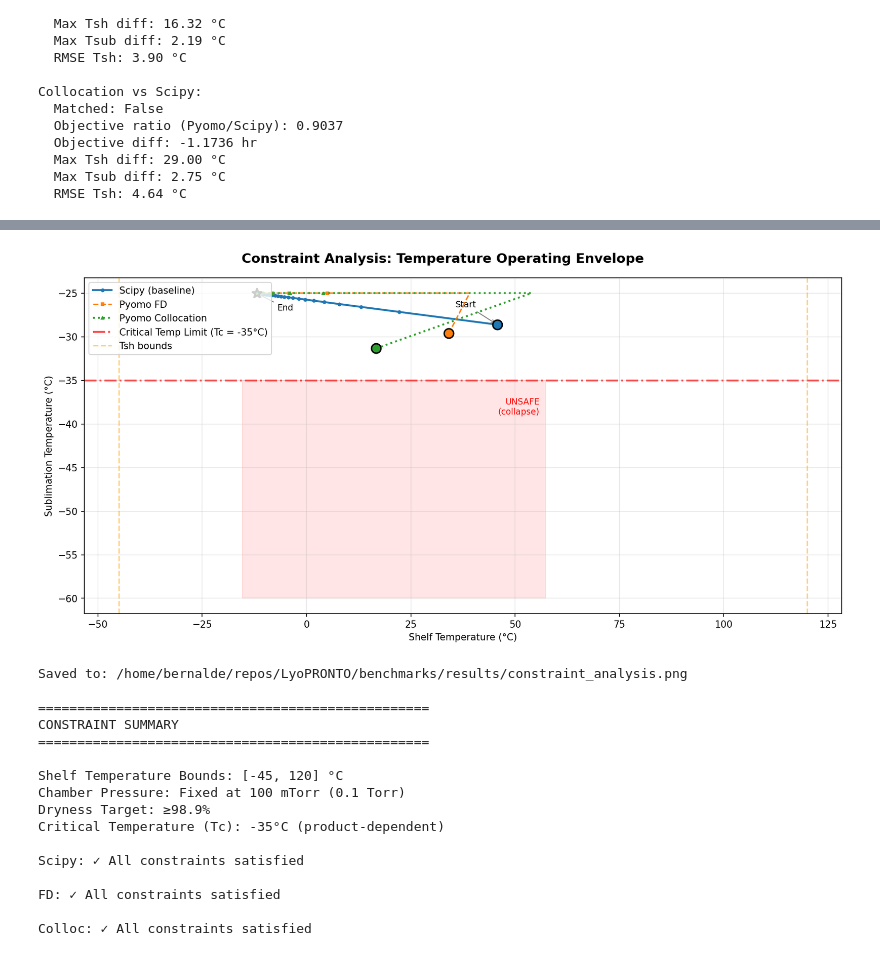
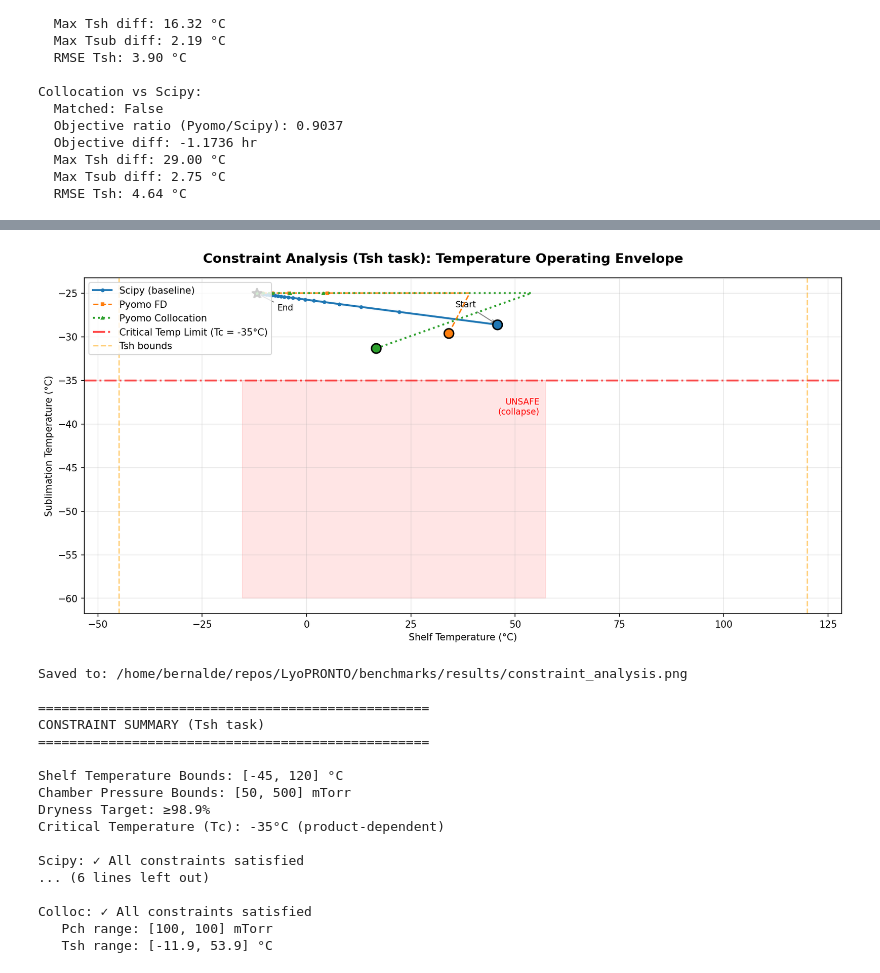
Before and after one commit to SECQUOIA/LyoPRONTO, a Jupyter notebook: benchmarks/grid_analysis.ipynb, the cells around one changed output, grey strips where cells are left out. Drawn from its saved outputs; the diff is of its cells as text; code cells hidden in the pictures.

```diff
--- a/benchmarks/grid_analysis.ipynb
+++ b/benchmarks/grid_analysis.ipynb
@@ -567,7 +610,7 @@ Saved to: /home/bernalde/repos/LyoPRONTO/benchmarks/results/flux_analysis.png
 # This visualization shows where constraints are active
 
 fig, ax = plt.subplots(figsize=(12, 6))
-fig.suptitle('Constraint Analysis: Temperature Operating Envelope', fontsize=14, fontweight='bold')
+fig.suptitle(f'Constraint Analysis ({task_type} task): Temperature Operating Envelope', fontsize=14, fontweight='bold')
 
 # Plot Tsub vs Tsh (operating envelope)
 ax.plot(scipy_traj[:, TSH_IDX], scipy_traj[:, TSUB_IDX], '-', color=colors['scipy'],
@@ -607,53 +650,61 @@ ax.annotate('Start', xy=(scipy_traj[0, TSH_IDX], scipy_traj[0, TSUB_IDX]),
             arrowprops=dict(arrowstyle='->', color='gray'), fontsize=9)
 ax.annotate('End', xy=(scipy_traj[-1, TSH_IDX], scipy_traj[-1, TSUB_IDX]),
             xytext=(scipy_traj[-1, TSH_IDX] + 5, scipy_traj[-1, TSUB_IDX] - 2),
             arrowprops=dict(arrowstyle='->', color='gray'), fontsize=9)
 
 plt.tight_layout()
-out_path3 = repo_root / 'benchmarks' / 'results' / 'constraint_analysis.png'
-plt.savefig(out_path3, dpi=150, bbox_inches='tight')
-display(Image(filename=str(out_path3)))
-print(f"\nSaved to: {out_path3}")
+plt.savefig(CONSTRAINT_ANALYSIS_PNG, dpi=150, bbox_inches='tight')
+display(Image(filename=str(CONSTRAINT_ANALYSIS_PNG)))
+print(f"Saved to: {CONSTRAINT_ANALYSIS_PNG}")
 
 # Print constraint summary
 print("\n" + "=" * 50)
-print("CONSTRAINT SUMMARY")
+print(f"CONSTRAINT SUMMARY ({task_type} task)")
 print("=" * 50)
 print(f"\nShelf Temperature Bounds: [{-45}, {120}] °C")
-print(f"Chamber Pressure: Fixed at 100 mTorr (0.1 Torr)")
+print(f"Chamber Pressure Bounds: [50, 500] mTorr")
 print(f"Dryness Target: ≥98.9%")
 print(f"Critical Temperature (Tc): -35°C (product-dependent)")
 
 # Check if any trajectory violates constraints
 for name, traj in [('Scipy', scipy_traj), ('FD', fd_traj), ('Colloc', colloc_traj)]:
     min_tsub = traj[:, TSUB_IDX].min()
     max_tsh = traj[:, TSH_IDX].max()
+    min_pch = traj[:, PCH_IDX].min()
+    max_pch = traj[:, PCH_IDX].max()
     final_dried = traj[-1, DRIED_IDX] * 100
     violations = []
     if min_tsub < -35:
         violations.append(f"Tsub below Tc ({min_tsub:.1f}°C)")
     if max_tsh > 120:
         violations.append(f"Tsh above max ({max_tsh:.1f}°C)")
+    if min_pch < 50:
+        violations.append(f"Pch below min ({min_pch:.0f} mTorr)")
+    if max_pch > 500:
+        violations.append(f"Pch above max ({max_pch:.0f} mTorr)")
     if final_dried < 98.9:
         violations.append(f"Dryness not met ({final_dried:.1f}%)")
 
     status = "✓ All constraints satisfied" if not violations else "⚠ " + ", ".join(violations)
     print(f"\n{name}: {status}")
+    print(f"   Pch range: [{min_pch:.0f}, {max_pch:.0f}] mTorr")
+    print(f"   Tsh range: [{traj[:, TSH_IDX].min():.1f}, {max_tsh:.1f}] °C")
 # %% [output]
-[figure, old version]
+[figure, new version]
 Saved to: /home/bernalde/repos/LyoPRONTO/benchmarks/results/constraint_analysis.png
 
 ==================================================
-CONSTRAINT SUMMARY
+CONSTRAINT SUMMARY (Tsh task)
 ==================================================
 
 Shelf Temperature Bounds: [-45, 120] °C
-Chamber Pressure: Fixed at 100 mTorr (0.1 Torr)
+Chamber Pressure Bounds: [50, 500] mTorr
 Dryness Target: ≥98.9%
 Critical Temperature (Tc): -35°C (product-dependent)
 
 Scipy: ✓ All constraints satisfied
-
-FD: ✓ All constraints satisfied
+... (6 lines left out)
 
 Colloc: ✓ All constraints satisfied
+   Pch range: [100, 100] mTorr
+   Tsh range: [-11.9, 53.9] °C
```
Also changed, not shown: parts of 12 cells of this notebook.
